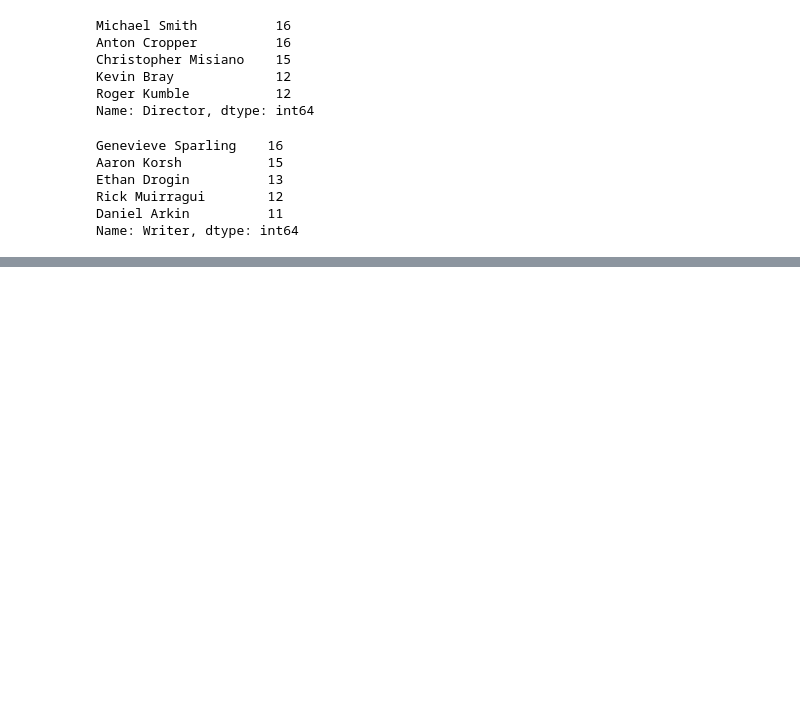
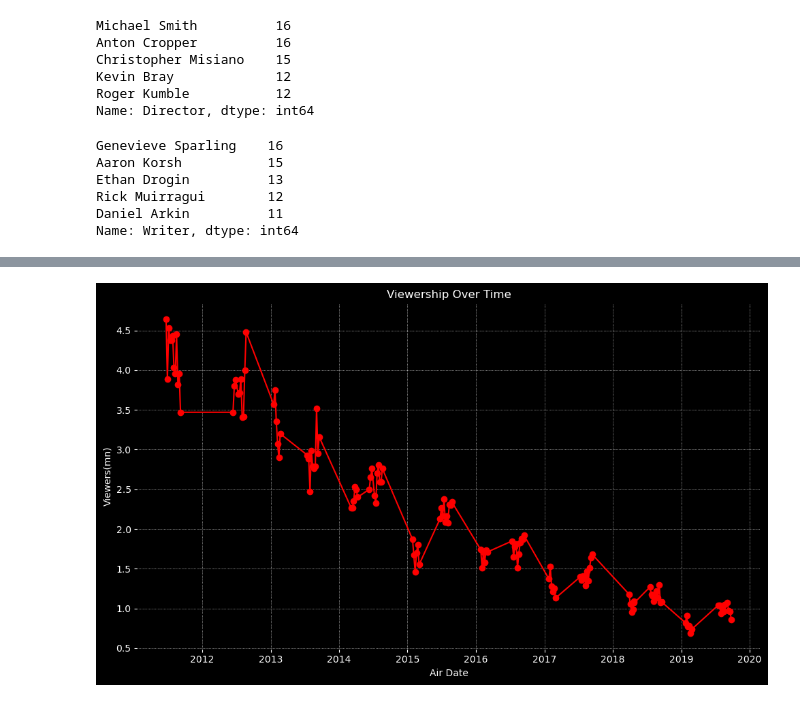
Before and after one commit to yam1473/RR_Assignment8, a Jupyter notebook: suits_analysis.ipynb, the cells around one changed output, grey strips where cells are left out. Cells and saved outputs as stored; diff of their text form; code cells hidden in the pictures; blank space fills up the shorter version.

Commit message:
Pushing the complete analysis on suits

```diff
--- a/suits_analysis.ipynb
+++ b/suits_analysis.ipynb
@@ -120,0 +138,3 @@ Name: Writer, dtype: int64
+# %%
+suits['Air_date'] = pd.to_datetime(suits['Air_date'])
+suits.head()
@@ -120,0 +148,28 @@ Name: Writer, dtype: int64
+# %%
+suits = suits.sort_values(by='Air_date')
+# %%
+# Plotting the viewership Over time
+
+plt.figure(figsize=(10, 6))
+plt.plot(suits['Air_date'], suits['Viewers'], marker='o', linestyle='-', color='red')  # Red line
+
+# Setting the background color of the plot area to black
+ax = plt.gca()
+ax.set_facecolor('black')
+
+# Setting the background color of the figure to black
+plt.gcf().set_facecolor('black')
+
+# Set the title and labels with white color to contrast against the black background
+plt.title('Viewership Over Time', color='white')
+plt.xlabel('Air Date', color='white')
+plt.ylabel('Viewers(mn)', color='white')
+plt.grid(True, color='white', linestyle=':', linewidth=0.5)
+
+# Change the color of the tick labels to white
+ax.tick_params(colors='white', which='both')
+
+plt.tight_layout()
+plt.show()
+# %% [output]
+[figure, added]
```
Also changed, not shown: parts of 20 cells of this notebook.
